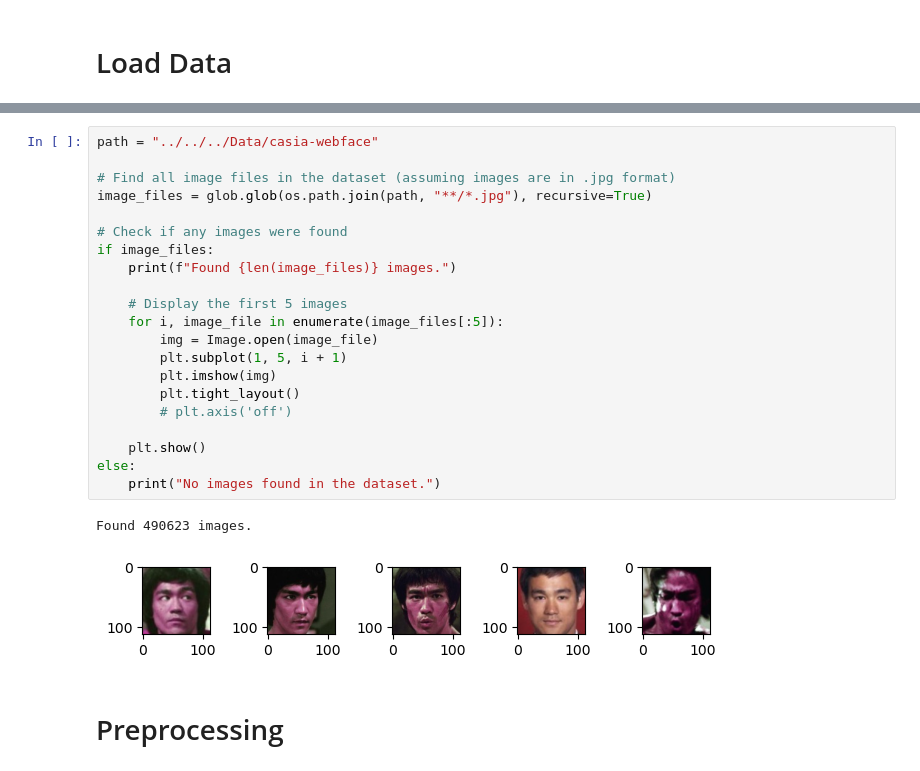
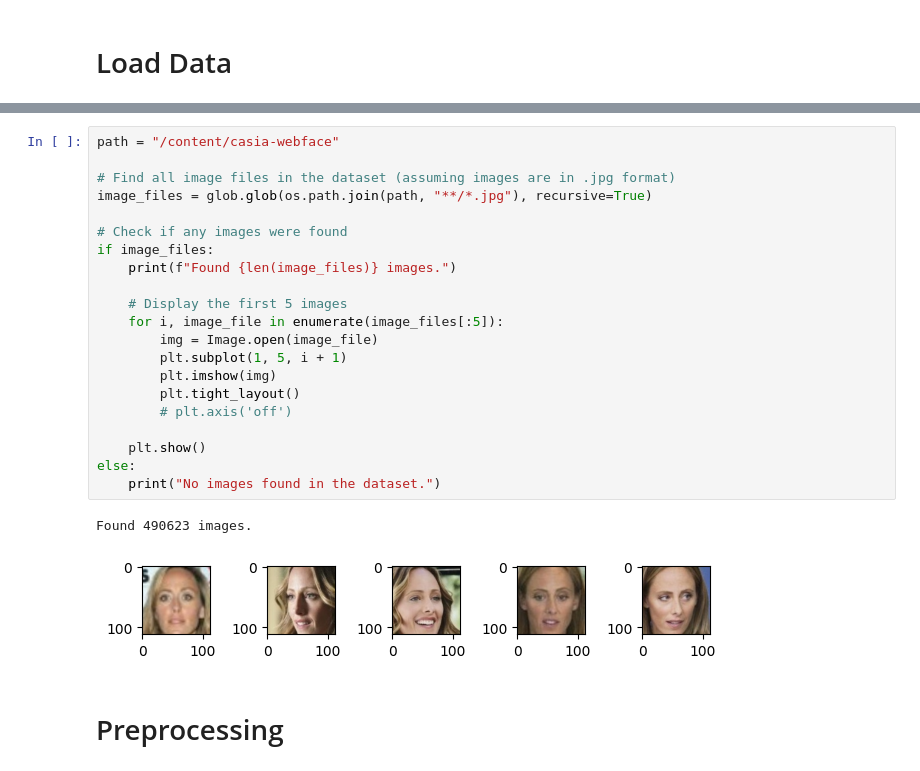
Before and after one commit to hbbspace/MachineLearning, a Jupyter notebook: Source Code/UTS/UTS_ML.ipynb, the cells around one changed output, grey strips where cells are left out. Cells and saved outputs as stored; diff of their text form.

```diff
--- a/Source Code/UTS/UTS_ML.ipynb
+++ b/Source Code/UTS/UTS_ML.ipynb
@@ -49,27 +92,27 @@ Files in dataset folder: ['000000', '000001', '000002', '000003', '000004', '000
 # %%
-path = "../../../Data/casia-webface"
+path = "/content/casia-webface"
 
 # Find all image files in the dataset (assuming images are in .jpg format)
 image_files = glob.glob(os.path.join(path, "**/*.jpg"), recursive=True)
 
 # Check if any images were found
 if image_files:
     print(f"Found {len(image_files)} images.")
 
     # Display the first 5 images
     for i, image_file in enumerate(image_files[:5]):
         img = Image.open(image_file)
         plt.subplot(1, 5, i + 1)
         plt.imshow(img)
         plt.tight_layout()
         # plt.axis('off')
 
     plt.show()
 else:
     print("No images found in the dataset.")
 # %% [output]
 Found 490623 images.
-[figure, old version]
+[figure, new version]
 # %% [markdown]
 # Preprocessing
 # %%
```
Also changed, not shown: parts of 17 cells of this notebook.
